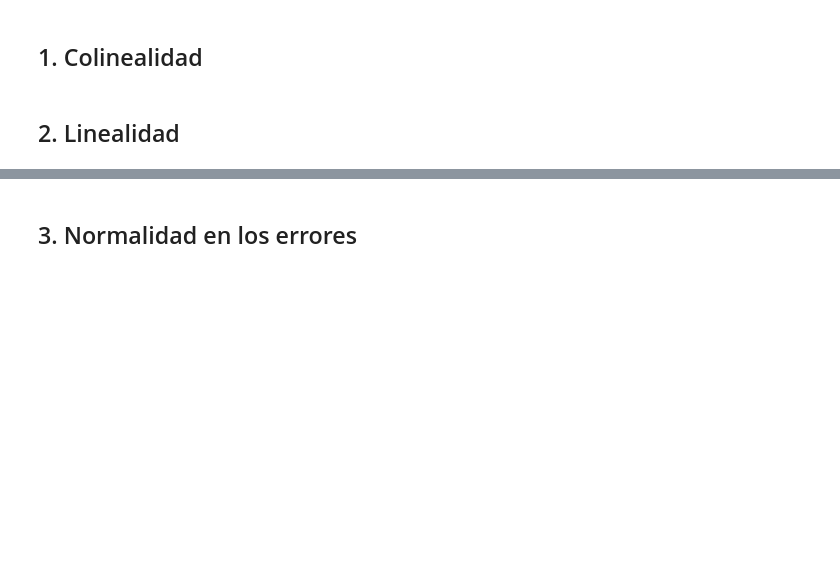
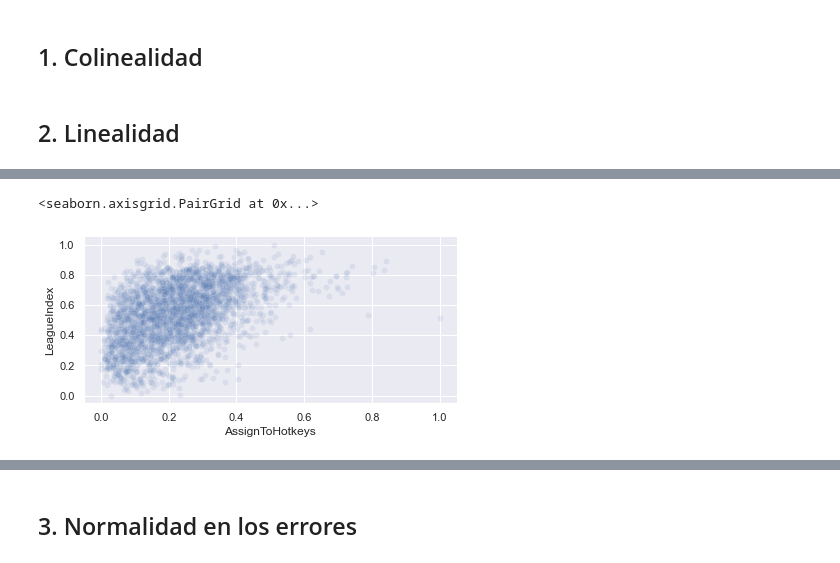
Before and after one commit to mg-torres/lab3BI, a Jupyter notebook: Lab3.ipynb, the cells around one changed output, grey strips where cells are left out. Saved outputs shown, nothing was run; the diff lists cells and outputs as text; code cells hidden in the pictures; blank space fills up the shorter version.

```diff
--- a/Lab3.ipynb
+++ b/Lab3.ipynb
@@ -344,0 +381,5 @@ for i in range(len(selected_cols)):
+# %%
+sns.pairplot(df, height=3, aspect = 2, y_vars = 'LeagueIndex', x_vars = ['AssignToHotkeys'], kind='scatter', plot_kws = {'alpha':0.1})
+# %% [output]
+<seaborn.axisgrid.PairGrid at 0x...>
+[figure, added]
```
Also changed, not shown: parts of 13 cells of this notebook.
